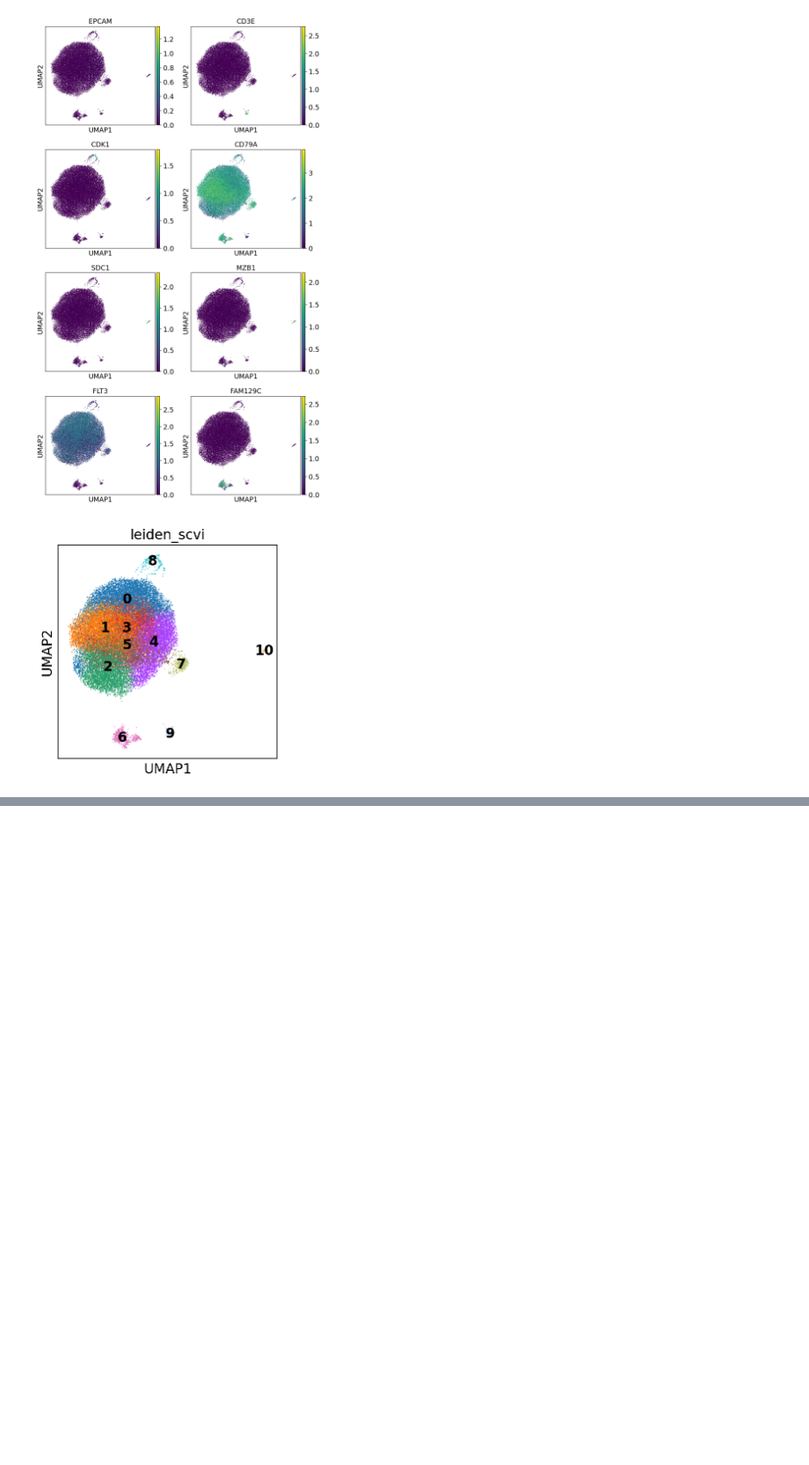
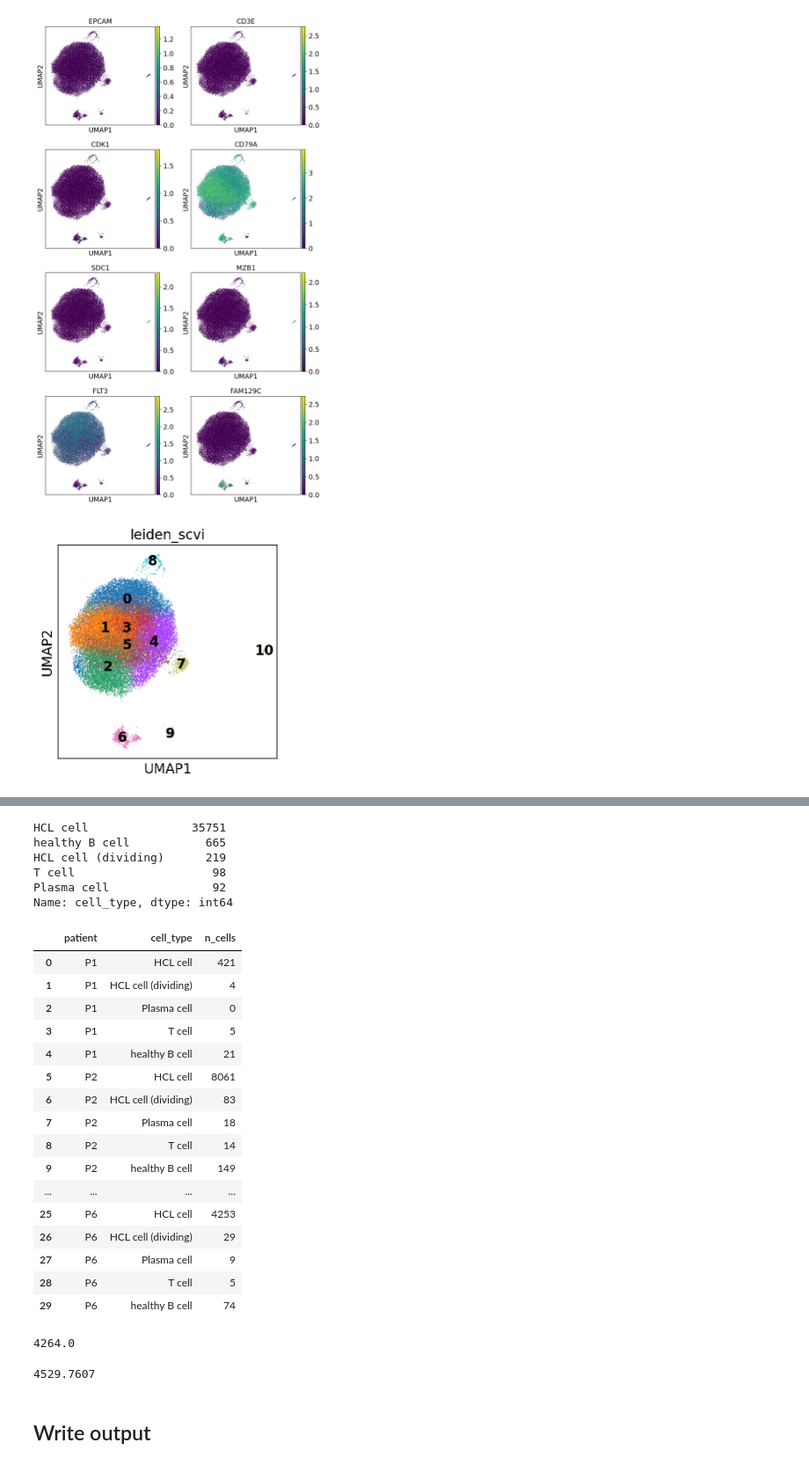
Before and after one commit to icbi-lab/hcl_atlas, a Jupyter notebook: analyses/30_merge_adata/02_annotate_cell_types.ipynb, the cells around one changed output, grey strips where cells are left out. Shown at 88% size. Saved outputs shown, nothing was run; the diff lists cells and outputs as text; code cells hidden in the pictures; blank space fills up the shorter version.

```diff
--- a/analyses/30_merge_adata/02_annotate_cell_types.ipynb
+++ b/analyses/30_merge_adata/02_annotate_cell_types.ipynb
@@ -28,2 +31,43 @@ sh.annotation.annotate_cell_types(adata, {
+# %%
+adata.obs["cell_type"].value_counts()
+# %% [output]
+HCL cell               35751
+healthy B cell           665
+HCL cell (dividing)      219
+T cell                    98
+Plasma cell               92
+Name: cell_type, dtype: int64
+# %%
+adata.obs.groupby(["patient", "cell_type"]).size().reset_index(name="n_cells")
+# %% [output]
+|  | patient | cell_type | n_cells |
+| 0 | P1 | HCL cell | 421 |
+| 1 | P1 | HCL cell (dividing) | 4 |
+| 2 | P1 | Plasma cell | 0 |
+| 3 | P1 | T cell | 5 |
+| 4 | P1 | healthy B cell | 21 |
+| 5 | P2 | HCL cell | 8061 |
+| 6 | P2 | HCL cell (dividing) | 83 |
+| 7 | P2 | Plasma cell | 18 |
+| 8 | P2 | T cell | 14 |
+| 9 | P2 | healthy B cell | 149 |
+| ... | ... | ... | ... |
+| 25 | P6 | HCL cell | 4253 |
+| 26 | P6 | HCL cell (dividing) | 29 |
+| 27 | P6 | Plasma cell | 9 |
+| 28 | P6 | T cell | 5 |
+| 29 | P6 | healthy B cell | 74 |
+# %%
+# median UMI counts
+np.median(np.sum(adata.layers["raw_counts"], axis=1).A1)
+# %% [output]
+4264.0
+# %%
+# mean UMI counts
+np.mean(np.sum(adata.layers["raw_counts"], axis=1).A1)
+# %% [output]
+4529.7607
+# %% [markdown]
+## Write output
 # %%
 adata.write_h5ad("../../data/30_merge_adata/adata_scvi_annotated.h5ad")
```
Also changed, not shown: parts of 5 cells of this notebook, 2 other files.
